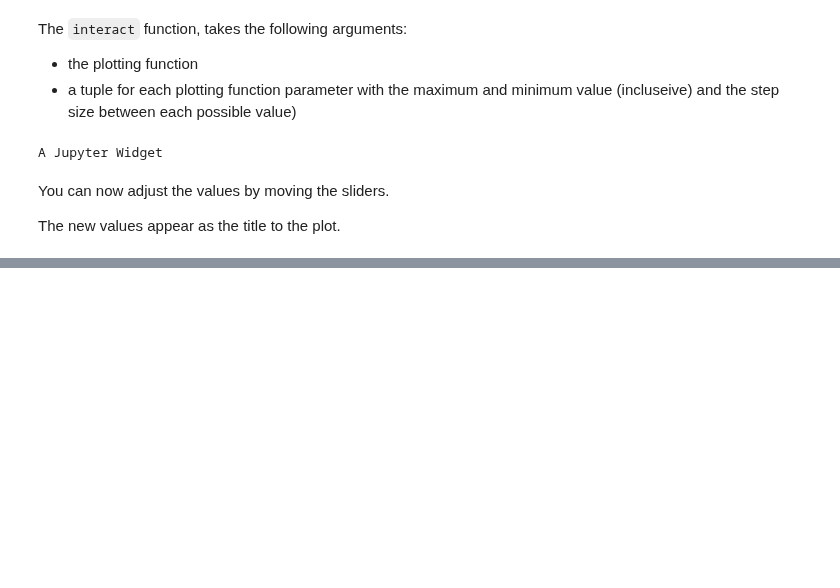
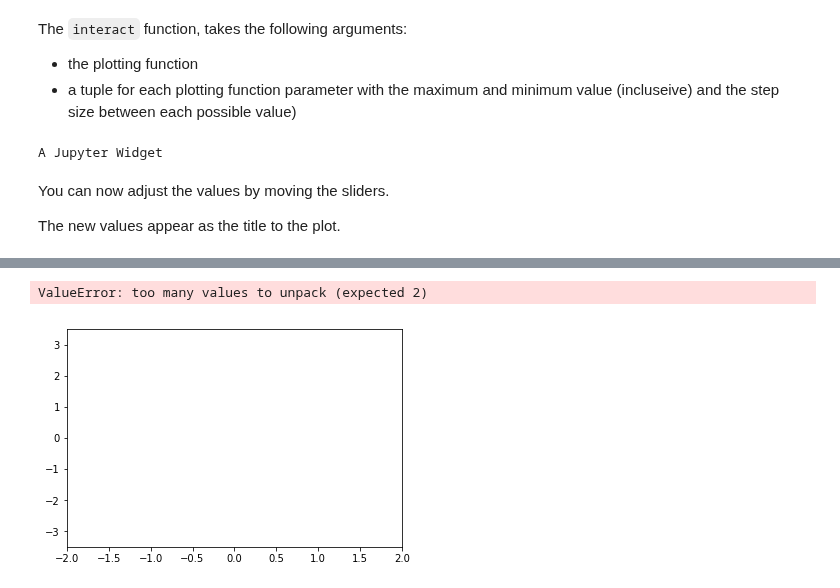
Before and after one commit to hphilamore/ILAS_python, a Jupyter notebook: 8_Plotting.ipynb, the cells around one changed output, grey strips where cells are left out. Saved outputs shown, nothing was run; the diff lists cells and outputs as text; code cells hidden in the pictures; blank space fills up the shorter version.

```diff
--- a/8_Plotting.ipynb
+++ b/8_Plotting.ipynb
@@ -393,0 +512,63 @@ HTML(anim.to_html5_video())
+# %%
+# Creates a figure window. the axis, and the plot element we want to animate
+fig, ax = plt.subplots()
+
+# Creates a single set of axis within the figure
+ax.set_xlim((-2, 2))
+ax.set_ylim((-3.5,3.5))
+
+style = ["o", "ro"]
+size = [20, 40]
+
+# Creates an empty plot object to be animated: spring and mass
+mass = ax.plot([],[],"o",ms=40)[0]
+spring = ax.plot([],[],"ro",ms=20)[0]
+lines = [mass, spring]
+# spring, = ax.plot([],[],color="red",ls=":",lw=5)
+
+# Must return the animated object
+def init():
+    for line in lines:
+        line.set_data([], [])
+
+
+# Spring data
+k = 100
+m = 20
+w = np.sqrt(k/m)
+phi = 2
+A = 2
+
+def fun(t):
+    global w,phi,A
+    return A*np.sin(w*t+phi)
+
+def animate(i):
+
+    x = fun(i)
+
+    for j, line in enumerate(lines):
+        line.set_data(0, x, style[j], size[j])
+
+    return lines
+
+
+
+#     spring.set_data(linex, liney)
+    #return (mass,) # (spring,)
+
+# call the animator.
+# frames=100 : 100 frames in the animation.
+# interval=20 : 20ms delay between frames.
+# blit=True : only re-draw the parts that have changed.
+anim = animation.FuncAnimation(fig, animate, #init_func=init,
+                               frames=100, interval=200, blit=True)
+
+# sets the animation dsiplay format to html which the non-Python parts of this notebook are written in.
+rc('animation', html='html5')
+
+# Plays the animation
+anim
+# %% [output]
+ValueError: too many values to unpack (expected 2)
+[figure, added]
```
Also changed, not shown: parts of 19 cells of this notebook, 4 other files.
